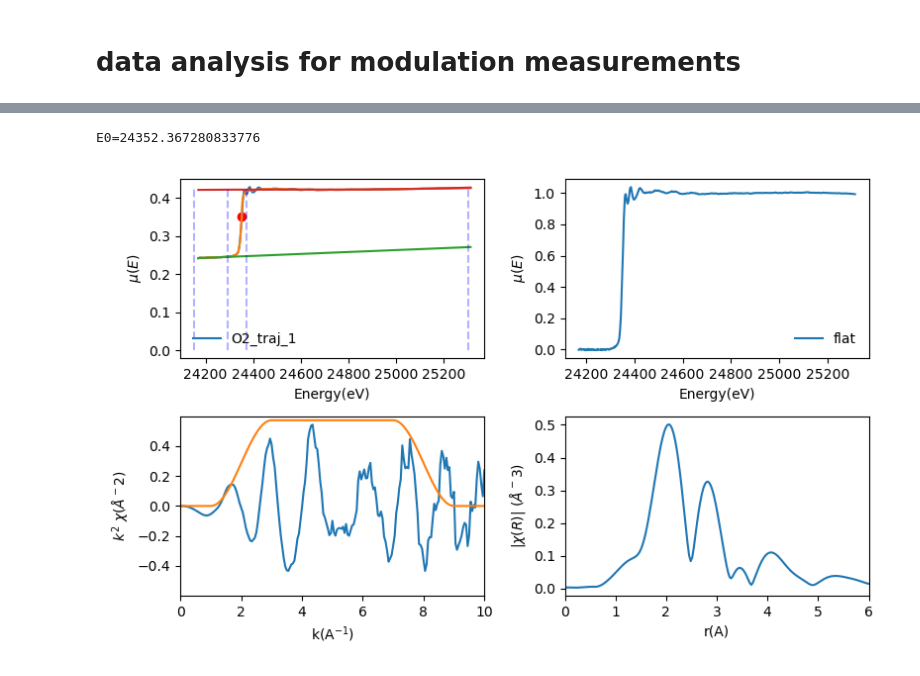
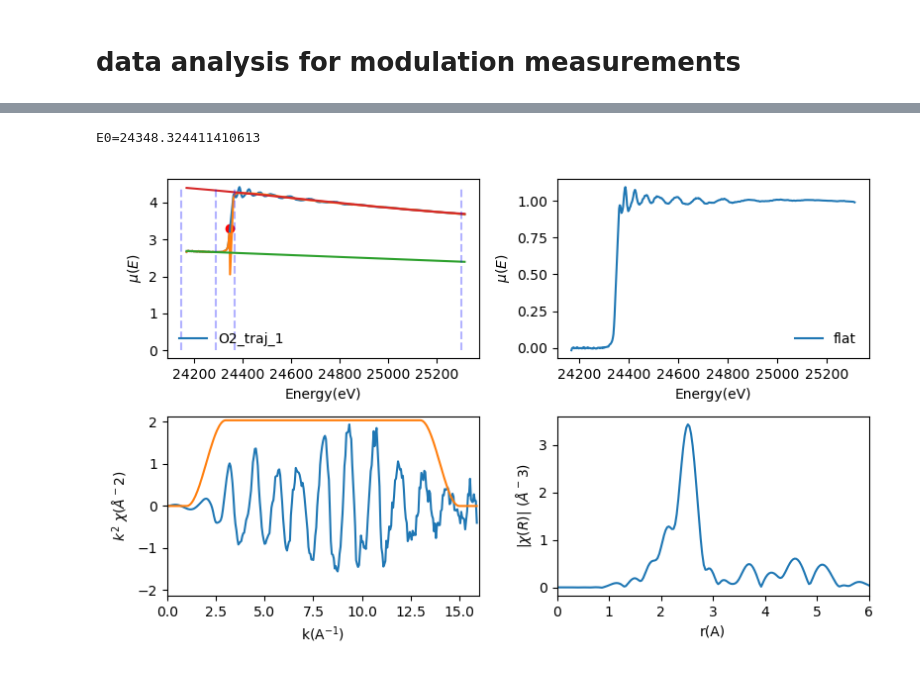
Before and after one commit to kaifengZheng/beamline_script, a Jupyter notebook: data_analysis_07252024_modulation_nonmodulation.ipynb, the cells around one changed output, grey strips where cells are left out. Drawn from its saved outputs; the diff is of its cells as text; code cells hidden in the pictures.

```diff
--- a/data_analysis_07252024_modulation_nonmodulation.ipynb
+++ b/data_analysis_07252024_modulation_nonmodulation.ipynb
@@ -319,10 +340,10 @@ show key_num and corresponding measurement:
 # %%
 key_num=0
 traj_num=1
+total_scan=100
+scans_per_switch=20
 table=pd.DataFrame(data_dict[key[key_num]])
-total_scan=len(table)
 print(f"total {key[key_num]} spectra: {len(table)}")
-
 table[table['traj_num']==traj_num].head()
 # table: row number is the total scan
 # %% [output]
@@ -336,5 +392,9 @@ total ME05_1st_dn_ME05_Pd20_S1_at_200C_30sO2_30sCH4 spectra: 450
 # %%
-E_CH4,mu_CH4=get_ave_cycle(data_dict,key_num,mode='first',traj_num=traj_num,total_scan=total_scan,scans_per_period=20)
-E_O2,mu_O2=get_ave_cycle(data_dict,key_num,mode='second',traj_num=traj_num,total_scan=total_scan,scans_per_period=20)
-# E_CH4,mu_CH4=get_ave_cycle3(dic,key_num,mode='CH4',cycle_num=cycle_num,total_scan=total_scan)
+E_CH4,mu_CH4=get_ave_cycle(data_dict,key_num,mode='first',data_tag='ref',traj_num=traj_num,total_scan=total_scan,scans_per_switch=scans_per_switch)
+E_O2,mu_O2=get_ave_cycle(data_dict,key_num,mode='second',data_tag='ref',traj_num=traj_num,total_scan=total_scan,scans_per_switch=scans_per_switch)
+# E_CH4,mu_CH4=get_ave_cycle3(dic,key_num,mode='first',cycle_num=cycle_num,total_scan=total_scan)
+print(len(E_O2),len(mu_O2))
+bad_index=np.where((E_O2>24350)&(E_O2<24360))[0]
+E_O2=np.delete(E_O2,bad_index)
+mu_O2=np.delete(mu_O2,bad_index)
 # %% [output]
@@ -347,10 +448,10 @@ group_ave2=Group(energy=E_O2,mu=mu_O2,label=f'O2_traj_{traj_num}')
 # %%
 da.data_processing(group_ave1,e0=None, pre_start=-200,pre_end=-60,post_start=20,post_end=950,kweight=2,rbkg=1,
-                  plot=False,kwin='hanning',dk=2,krange=[2,8])
+                  plot=False,kwin='hanning',dk=2,krange=[2,14])
 da.data_processing(group_ave2,e0=None, pre_start=-200,pre_end=-60,post_start=20,post_end=950,kweight=2,rbkg=1,
-                  plot=True,kwin='hanning',dk=2,krange=[2,8])
+                  plot=True,kwin='hanning',dk=2,krange=[2,14])
 # da.data_processing(group_ave3,e0=None, pre_start=-200,pre_end=-60,post_start=20,post_end=950,kweight=2,rbkg=1,
 #                   plot=True,kwin='hanning',dk=2,krange=[2,8])
 # %% [output]
-E0=24352.367280833776
+E0=24348.324411410613
-[figure, old version]
+[figure, new version]
```
Also changed, not shown: parts of 22 cells of this notebook.
